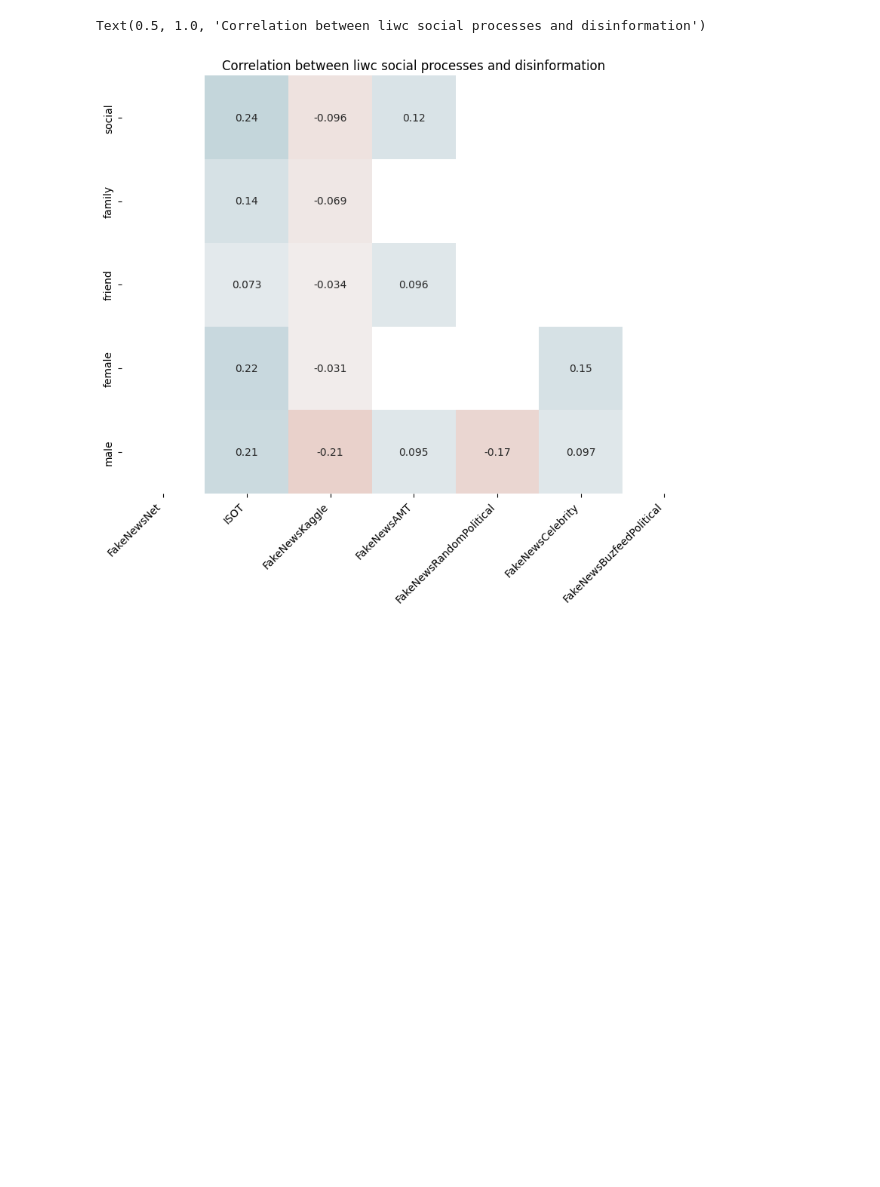
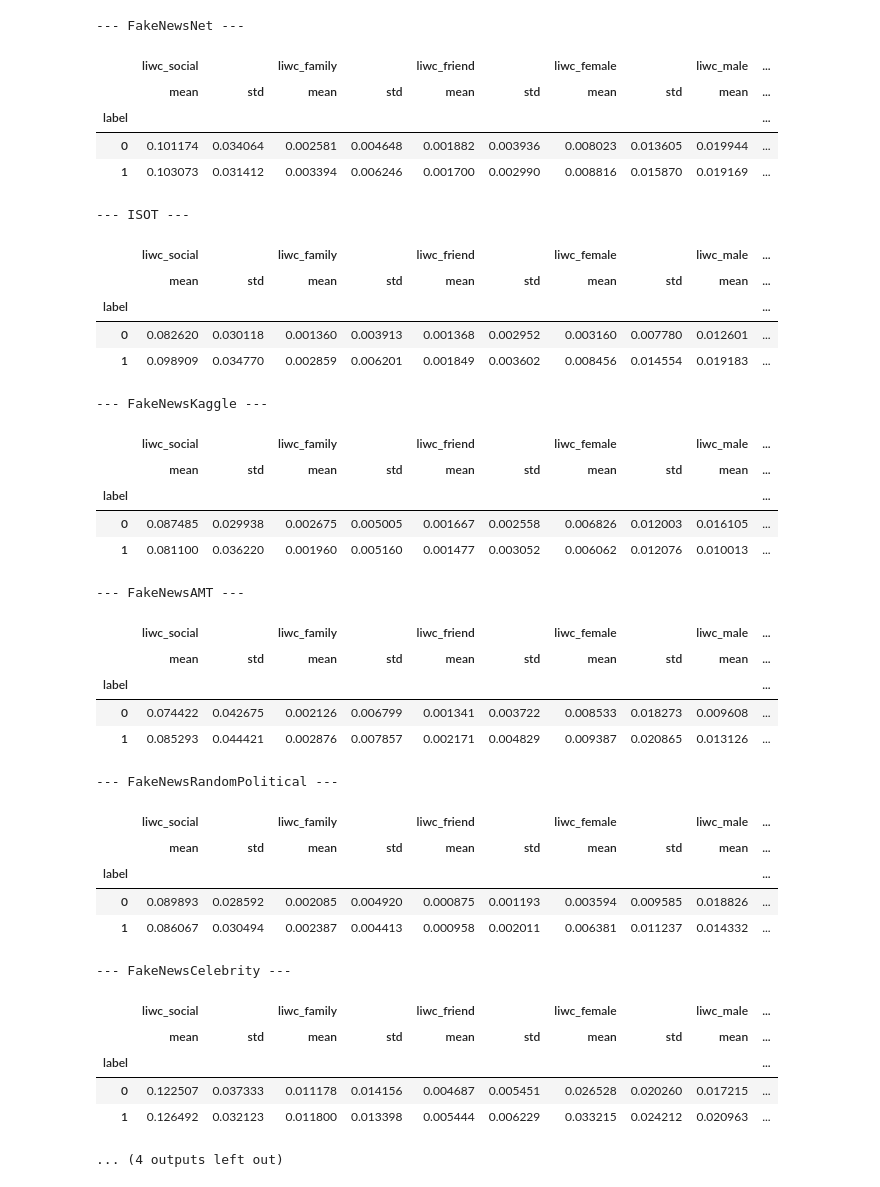
Before and after one commit to chavinvan/fake-news-detection, a Jupyter notebook: fn_detection/ml/FeatureAnalysis.ipynb, the cells around one changed output. Cells and saved outputs as stored; diff of their text form; code cells hidden in the pictures; blank space fills up the shorter version.

```diff
--- a/fn_detection/ml/FeatureAnalysis.ipynb
+++ b/fn_detection/ml/FeatureAnalysis.ipynb
@@ -413,35 +717,72 @@ fig, ax = plt.subplots(figsize=(10,20))         # Sample figsize in inches
 for dataset_name, dataset in datasets.items():
 
     columns_names = [column.removeprefix('liwc_') for column in selected_columns if (column.startswith('liwc_')) ]
     corr = dataset[selected_columns].corr()[['label']].drop('label')
     p_values = corr_sig(dataset[selected_columns])                     # get p-Value
     mask = np.invert(np.tril(p_values<0.05, k=-1))[1:, 0]
 
     # append to all_corrs
     all_corrs = pd.concat([all_corrs, corr], axis=1)
 
     all_masks.append(mask)
+    print('--- {dataset_name} ---'.format(dataset_name=dataset_name))
+    display(dataset[selected_columns].groupby('label').agg(['mean', 'std']))
 
 sns.heatmap(
         all_corrs,
         mask=np.column_stack(all_masks),
         vmin=-1, vmax=1, center=0,
         cmap=sns.diverging_palette(20, 220, n=200),
         square=True,
         annot=True,
         cbar= False,
         ax=ax
 )
 ax.set_yticklabels(columns_names)
 ax.set_xticklabels(
     datasets.keys(),
     rotation=45,
     horizontalalignment='right'
 )
 ax.set_title('Correlation between liwc social processes and disinformation')
 # %% [output]
-Text(0.5, 1.0, 'Correlation between liwc social processes and disinformation')
+--- FakeNewsNet ---
-[figure, removed]
+|  | liwc_social |  | liwc_family |  | liwc_friend |  | liwc_female |  | liwc_male | ... |
+|  | mean | std | mean | std | mean | std | mean | std | mean | ... |
+| label |  |  |  |  |  |  |  |  |  | ... |
+| 0 | 0.101174 | 0.034064 | 0.002581 | 0.004648 | 0.001882 | 0.003936 | 0.008023 | 0.013605 | 0.019944 | ... |
+| 1 | 0.103073 | 0.031412 | 0.003394 | 0.006246 | 0.001700 | 0.002990 | 0.008816 | 0.015870 | 0.019169 | ... |
+--- ISOT ---
+|  | liwc_social |  | liwc_family |  | liwc_friend |  | liwc_female |  | liwc_male | ... |
+|  | mean | std | mean | std | mean | std | mean | std | mean | ... |
+| label |  |  |  |  |  |  |  |  |  | ... |
+| 0 | 0.082620 | 0.030118 | 0.001360 | 0.003913 | 0.001368 | 0.002952 | 0.003160 | 0.007780 | 0.012601 | ... |
+| 1 | 0.098909 | 0.034770 | 0.002859 | 0.006201 | 0.001849 | 0.003602 | 0.008456 | 0.014554 | 0.019183 | ... |
+--- FakeNewsKaggle ---
+|  | liwc_social |  | liwc_family |  | liwc_friend |  | liwc_female |  | liwc_male | ... |
+|  | mean | std | mean | std | mean | std | mean | std | mean | ... |
+| label |  |  |  |  |  |  |  |  |  | ... |
+| 0 | 0.087485 | 0.029938 | 0.002675 | 0.005005 | 0.001667 | 0.002558 | 0.006826 | 0.012003 | 0.016105 | ... |
+| 1 | 0.081100 | 0.036220 | 0.001960 | 0.005160 | 0.001477 | 0.003052 | 0.006062 | 0.012076 | 0.010013 | ... |
+--- FakeNewsAMT ---
+|  | liwc_social |  | liwc_family |  | liwc_friend |  | liwc_female |  | liwc_male | ... |
+|  | mean | std | mean | std | mean | std | mean | std | mean | ... |
+| label |  |  |  |  |  |  |  |  |  | ... |
+| 0 | 0.074422 | 0.042675 | 0.002126 | 0.006799 | 0.001341 | 0.003722 | 0.008533 | 0.018273 | 0.009608 | ... |
+| 1 | 0.085293 | 0.044421 | 0.002876 | 0.007857 | 0.002171 | 0.004829 | 0.009387 | 0.020865 | 0.013126 | ... |
+--- FakeNewsRandomPolitical ---
+|  | liwc_social |  | liwc_family |  | liwc_friend |  | liwc_female |  | liwc_male | ... |
+|  | mean | std | mean | std | mean | std | mean | std | mean | ... |
+| label |  |  |  |  |  |  |  |  |  | ... |
+| 0 | 0.089893 | 0.028592 | 0.002085 | 0.004920 | 0.000875 | 0.001193 | 0.003594 | 0.009585 | 0.018826 | ... |
+| 1 | 0.086067 | 0.030494 | 0.002387 | 0.004413 | 0.000958 | 0.002011 | 0.006381 | 0.011237 | 0.014332 | ... |
+--- FakeNewsCelebrity ---
+|  | liwc_social |  | liwc_family |  | liwc_friend |  | liwc_female |  | liwc_male | ... |
+|  | mean | std | mean | std | mean | std | mean | std | mean | ... |
+| label |  |  |  |  |  |  |  |  |  | ... |
+| 0 | 0.122507 | 0.037333 | 0.011178 | 0.014156 | 0.004687 | 0.005451 | 0.026528 | 0.020260 | 0.017215 | ... |
+| 1 | 0.126492 | 0.032123 | 0.011800 | 0.013398 | 0.005444 | 0.006229 | 0.033215 | 0.024212 | 0.020963 | ... |
+... (4 outputs left out)
 # %%
 ## plot liwc cognitive processes correlations
 
```
Also changed, not shown: parts of 17 cells of this notebook.
